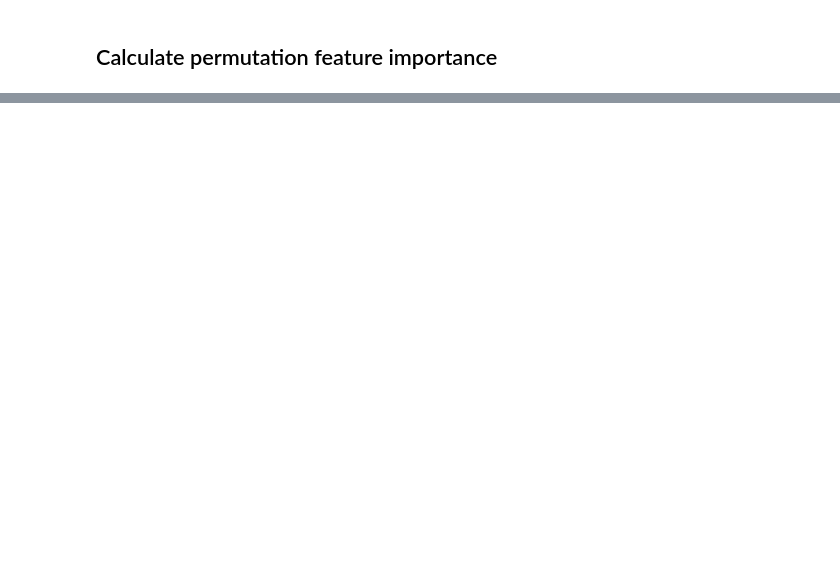
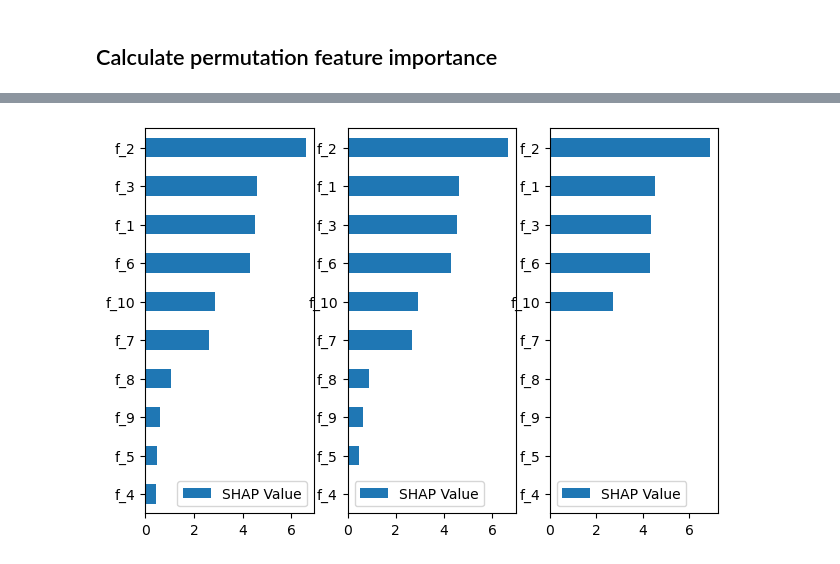
Before and after one commit to emunaran/xai-compare, a Jupyter notebook: explainer_comparison/comparison_tests/fluorescent_test.ipynb, the cells around one changed output, grey strips where cells are left out. Cells and saved outputs as stored; diff of their text form; code cells hidden in the pictures; blank space fills up the shorter version.

```diff
--- a/explainer_comparison/comparison_tests/fluorescent_test.ipynb
+++ b/explainer_comparison/comparison_tests/fluorescent_test.ipynb
@@ -110,0 +116,15 @@ results = evaluate_explainers(model, X_test, y_test, metric='mse', threshold=0.3
+# %%
+plt.figure(figsize=(10, 5))
+
+ax = plt.subplot(1, 4, 1)
+abs(results_shap[0]).sort_values(by=results_shap[0].columns[0], key=abs).plot(kind='barh', ax=ax)
+
+ax = plt.subplot(1, 4, 2)
+abs(results_shap[1]).sort_values(by=results_shap[1].columns[0], key=abs).plot(kind='barh', ax=ax)
+
+ax = plt.subplot(1, 4, 3)
+abs(results_shap[5]).sort_values(by=results_shap[5].columns[0], key=abs).plot(kind='barh', ax=ax)
+
+plt.show()
+# %% [output]
+[figure, added]
```
Also changed, not shown: parts of 13 cells of this notebook, 4 other files.
